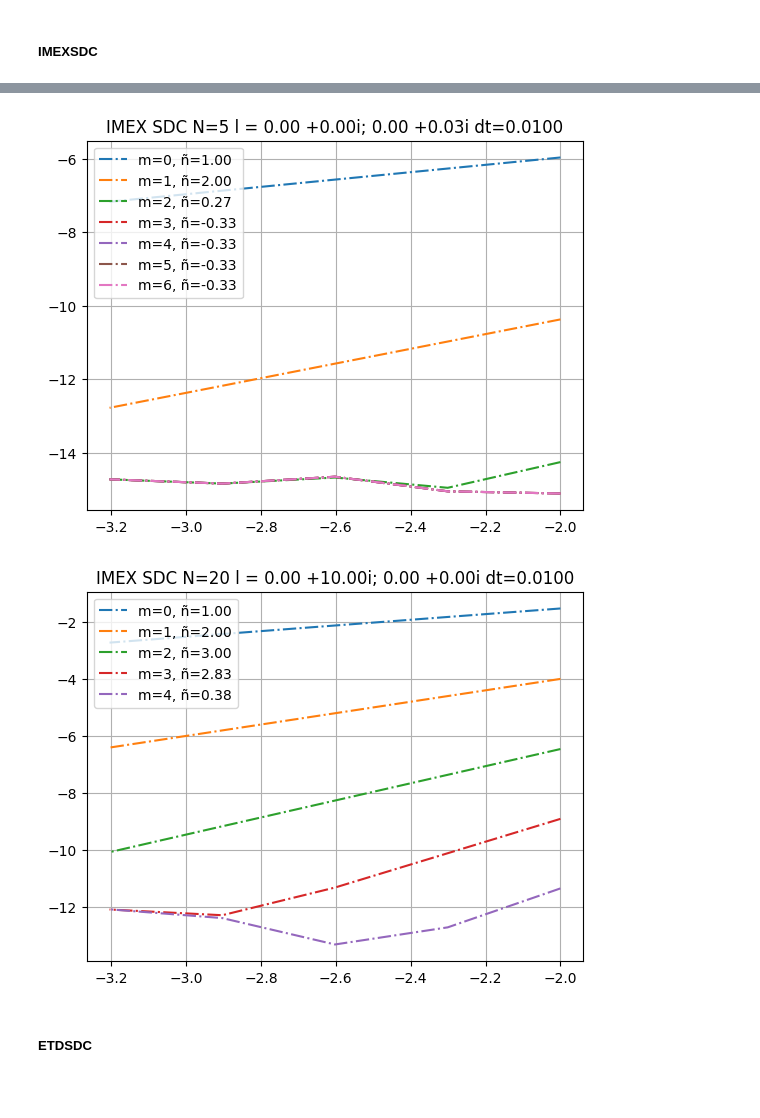
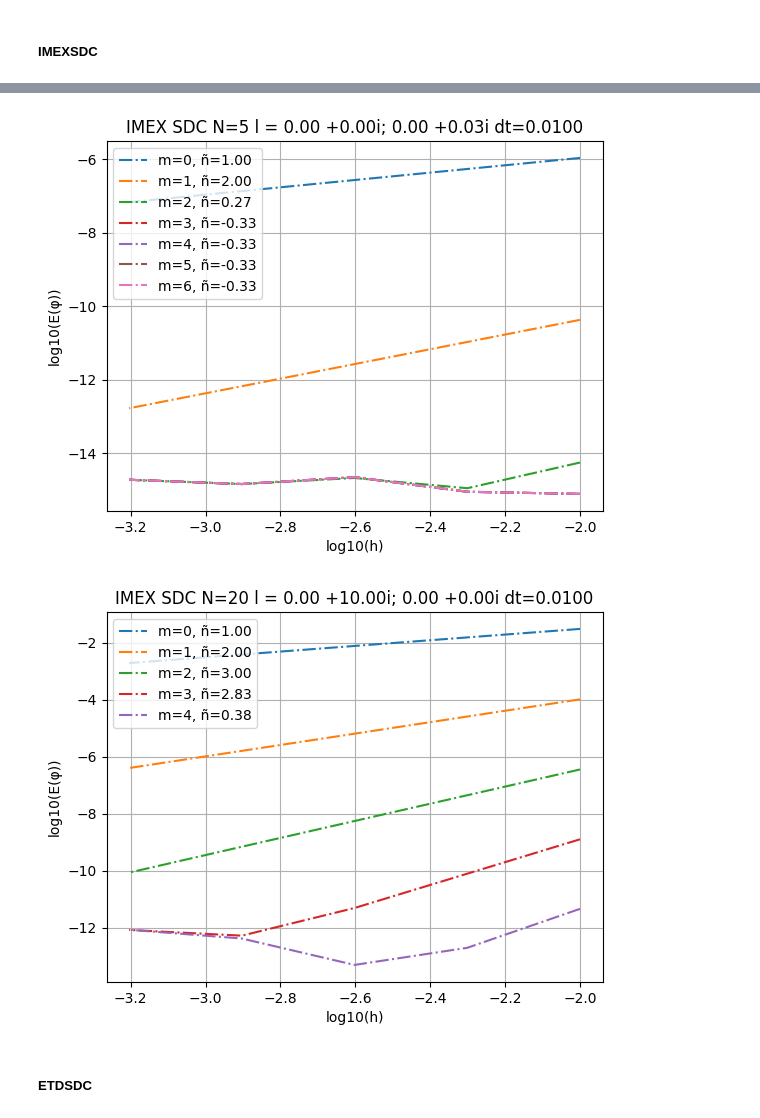
Before and after one commit to BoriskovaLiza/masterarbeit, a Jupyter notebook: prototype/convergence_rates.ipynb, the cells around one changed output, grey strips where cells are left out. Drawn from its saved outputs; the diff is of its cells as text; code cells hidden in the pictures; blank space fills up the shorter version.

```diff
--- a/prototype/convergence_rates.ipynb
+++ b/prototype/convergence_rates.ipynb
@@ -91,27 +97,31 @@ for m in range(M):
     plt.plot(np.log10(tau), np.log10(errors[m]), label='m=%d, ñ=%.2f' % (m, slope.real), linestyle="-.")
 plt.title('IMEX SDC N=%d l = %.2f %+.2fi; %.2f %+.2fi dt=%.4f' % (N, l1.real, l1.imag, l2.real, l2.imag, timestep))
 plt.legend(loc=2)
+plt.xlabel("log10(h)")
+plt.ylabel("log10(E(φ))")
 plt.grid()
 # %% [output]
-[figure, old version]
+[figure, new version]
 # %%
 # only implicit
 l1, l2 = 0. + 10.j, 0.j
 N, M, folds = 20, 5, 5
 fn = lambda x : x * l2
 
 errors = np.zeros((M, folds), dtype="complex128")
 
 for m in range(M):
     errors[m], tau = mySDC.benchmark(mySDC.IMEXSDC, (N, m, t, u0, [l1, fn]), lambda tt: np.exp((l1 + l2) * tt), folds, False)
     # plot slopes
     slope, _ = np.polyfit(np.log10(tau), np.log10(errors[m]), 1)
     plt.plot(np.log10(tau), np.log10(errors[m]), label='m=%d, ñ=%.2f' % (m, slope.real), linestyle="-.")
 plt.title('IMEX SDC N=%d l = %.2f %+.2fi; %.2f %+.2fi dt=%.4f' % (N, l1.real, l1.imag, l2.real, l2.imag, timestep))
 plt.legend(loc=2)
+plt.xlabel("log10(h)")
+plt.ylabel("log10(E(φ))")
 plt.grid()
 # %% [output]
-[figure, old version]
+[figure, new version]
 # %% [markdown]
 ##### ETDSDC
 # %%
```
Also changed, not shown: parts of 4 cells of this notebook.
